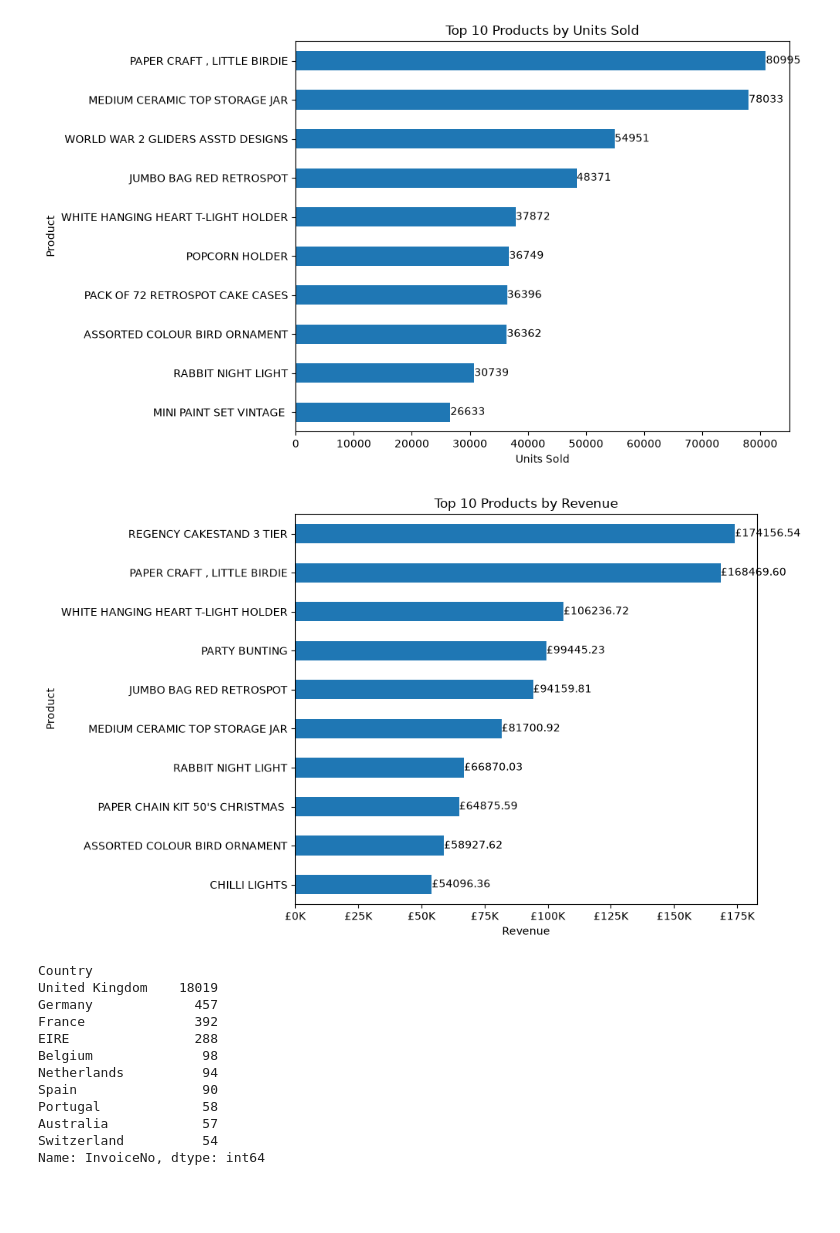
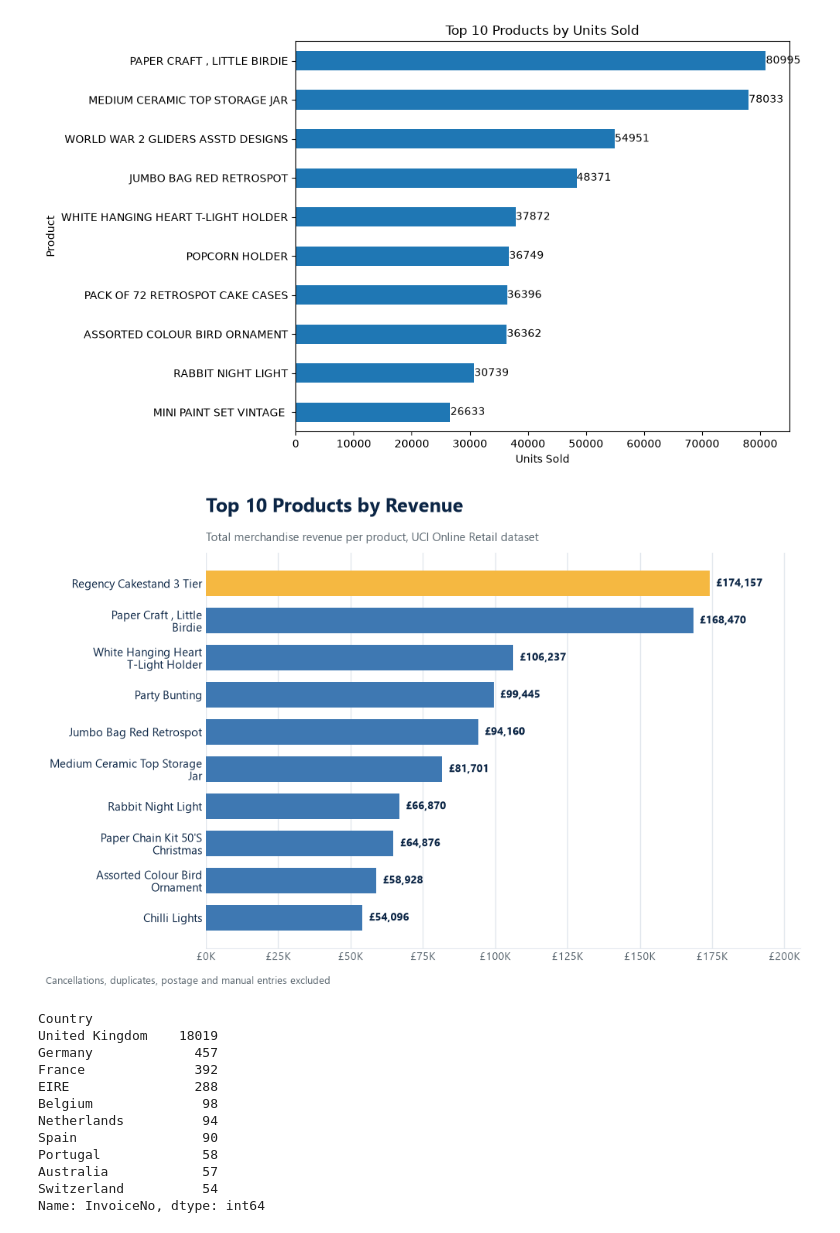
Before and after one commit to NazreenShanavaz/ecommerce-sales-analysis, a Jupyter notebook: notebooks/ecommerce_analysis.ipynb, the cells around one changed output. Drawn from its saved outputs; the diff is of its cells as text; code cells hidden in the pictures; blank space fills up the shorter version.

```diff
--- a/notebooks/ecommerce_analysis.ipynb
+++ b/notebooks/ecommerce_analysis.ipynb
@@ -1,7 +1,7 @@
 # %%
 import pandas as pd
 # %%
-df=pd.read_excel(r'C:\Users\SHANAVAZ\OneDrive\Desktop\Documents\GitHub\ecommerce-sales-analysis\data\Online Retail.xlsx')
+df = pd.read_excel('../data/Online Retail.xlsx')
 # %%
 df.shape
 # %% [output]
@@ -605,25 +605,64 @@ plt.show()
 # %% [output]
 [figure]
 # %%
+import os
+import textwrap
+import matplotlib.pyplot as plt
 from matplotlib.ticker import FuncFormatter
-top_revenue_products = (
+
+NAVY, BLUE, GOLD = '#0B2545', '#3E78B2', '#F5B841'
+GREY, GRID = '#5B6770', '#E3E8EE'
+
+plt.rcParams['font.family'] = 'sans-serif'
+plt.rcParams['font.sans-serif'] = ['Segoe UI', 'Arial', 'DejaVu Sans']
+
+# Data: top 10 products, sorted so the largest bar sits on top
+top = (
     product_sales.groupby('Description')['Revenue']
     .sum()
     .sort_values(ascending=False)
     .head(10)
+    .sort_values()
 )
-ax =top_revenue_products.sort_values().plot(kind='barh',figsize=(10, 6))
-ax.bar_label(ax.containers[0], fmt='£%.2f')
-ax.xaxis.set_major_formatter(
-    FuncFormatter(lambda x, pos: f'£{x/1000:.0f}K')
-)
-plt.title('Top 10 Products by Revenue')
-plt.xlabel('Revenue')
-plt.ylabel('Product')
-plt.tight_layout()
+
+labels = [textwrap.fill(name.title(), 26) for name in top.index]
+colors = [BLUE] * (len(top) - 1) + [GOLD]      # highlight the #1 product
+
+fig, ax = plt.subplots(figsize=(10, 6.5))
+bars = ax.barh(labels, top.values, color=colors, height=0.68)
+
+# Value labels at the end of each bar
+ax.bar_label(bars, labels=[f'£{v:,.0f}' for v in top.values],
+             padding=6, fontsize=10, fontweight='bold', color=NAVY)
+
+# Axes and grid
+ax.set_xlim(0, top.max() * 1.18)
+ax.xaxis.set_major_formatter(FuncFormatter(lambda x, _: f'£{x/1000:.0f}K'))
+ax.xaxis.grid(True, color=GRID, linewidth=1)
+ax.set_axisbelow(True)
+for side in ['top', 'right', 'left']:
+    ax.spines[side].set_visible(False)
+ax.spines['bottom'].set_color(GRID)
+ax.tick_params(axis='y', length=0, labelsize=10.5, labelcolor=NAVY)
+ax.tick_params(axis='x', length=0, labelsize=10, labelcolor=GREY)
+
+# Title, subtitle, footnote
+ax.set_title('Top 10 Products by Revenue', loc='left',
+             fontsize=18, fontweight='bold', color=NAVY, pad=38)
+ax.text(0, 1.03, 'Total merchandise revenue per product, UCI Online Retail dataset',
+        transform=ax.transAxes, fontsize=11, color=GREY)
+fig.text(0.01, 0.01, 'Cancellations, duplicates, postage and manual entries excluded',
+         fontsize=9, color=GREY, ha='left')
+
+fig.tight_layout(rect=(0, 0.03, 1, 1))
+
+
+os.makedirs('outputs', exist_ok=True)
+plt.savefig('outputs/top_10_products_revenue.png', dpi=300,
+            bbox_inches='tight', facecolor='white')
 plt.show()
 # %% [output]
-[figure, old version]
+[figure, new version]
 # %%
 top_countries_orders = (
     country_orders
```
Also changed, not shown: 1 other file.
